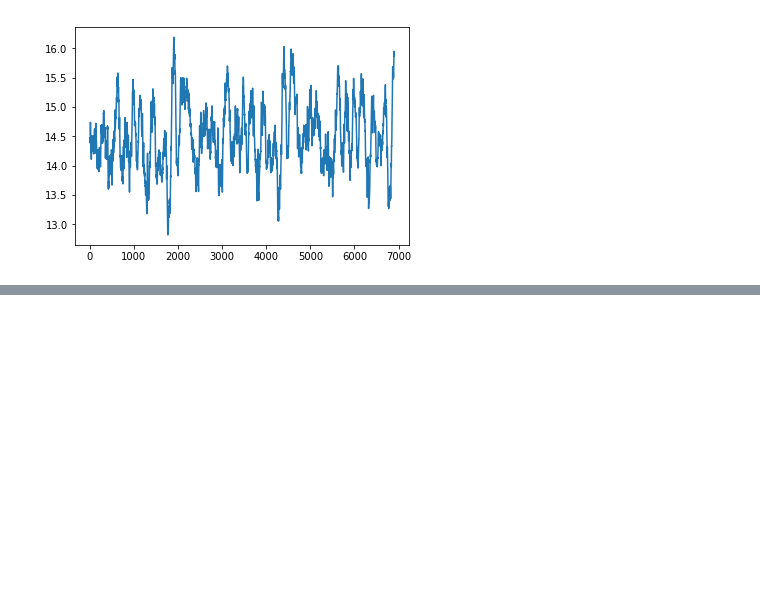
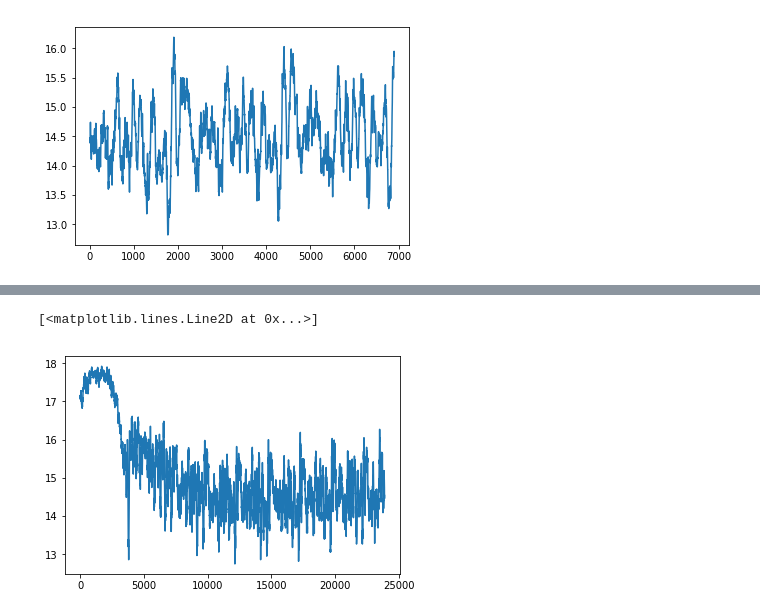
Before and after one commit to louisv123/COLGE, a Jupyter notebook: test.ipynb, the cells around one changed output, grey strips where cells are left out. Cells and saved outputs as stored; diff of their text form; code cells hidden in the pictures; blank space fills up the shorter version.

```diff
--- a/test.ipynb
+++ b/test.ipynb
@@ -1118,0 +1141,5 @@ plt.plot(cc)
+# %%
+plt.plot(cc)
+# %% [output]
+[<matplotlib.lines.Line2D at 0x...>]
+[figure, added]
```
Also changed, not shown: parts of 3 cells of this notebook, 3 other files.
